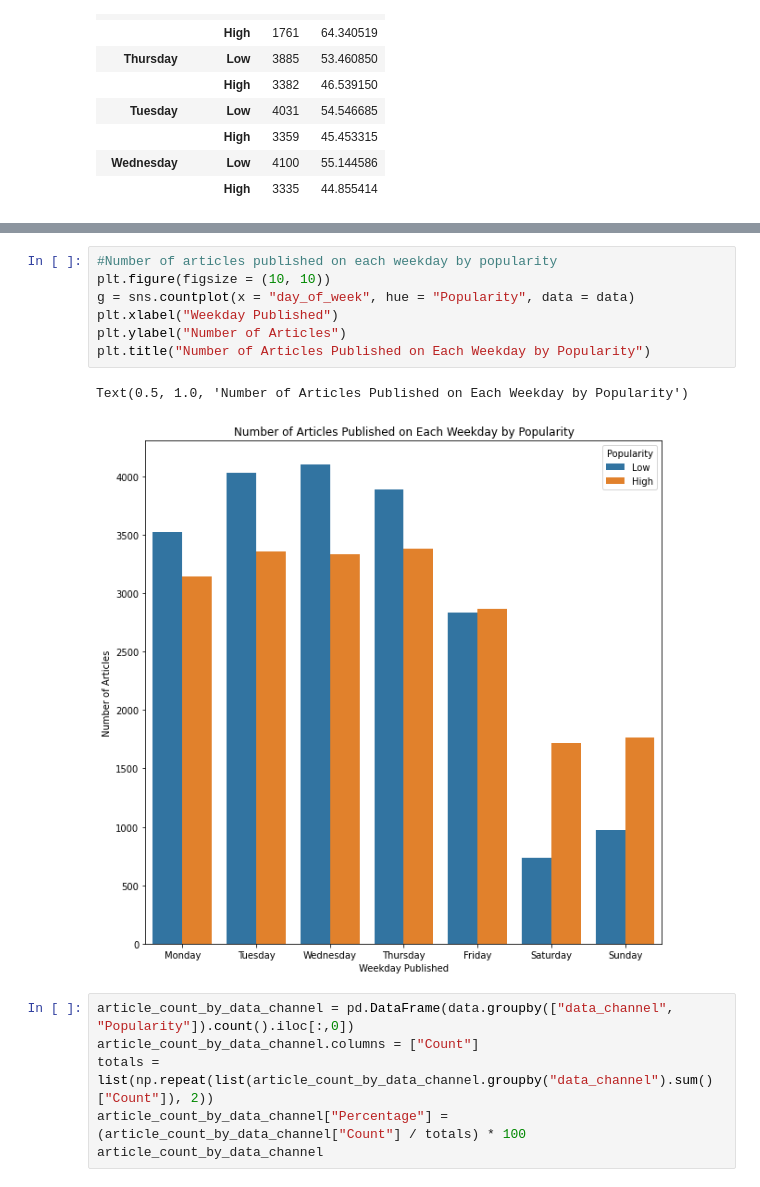
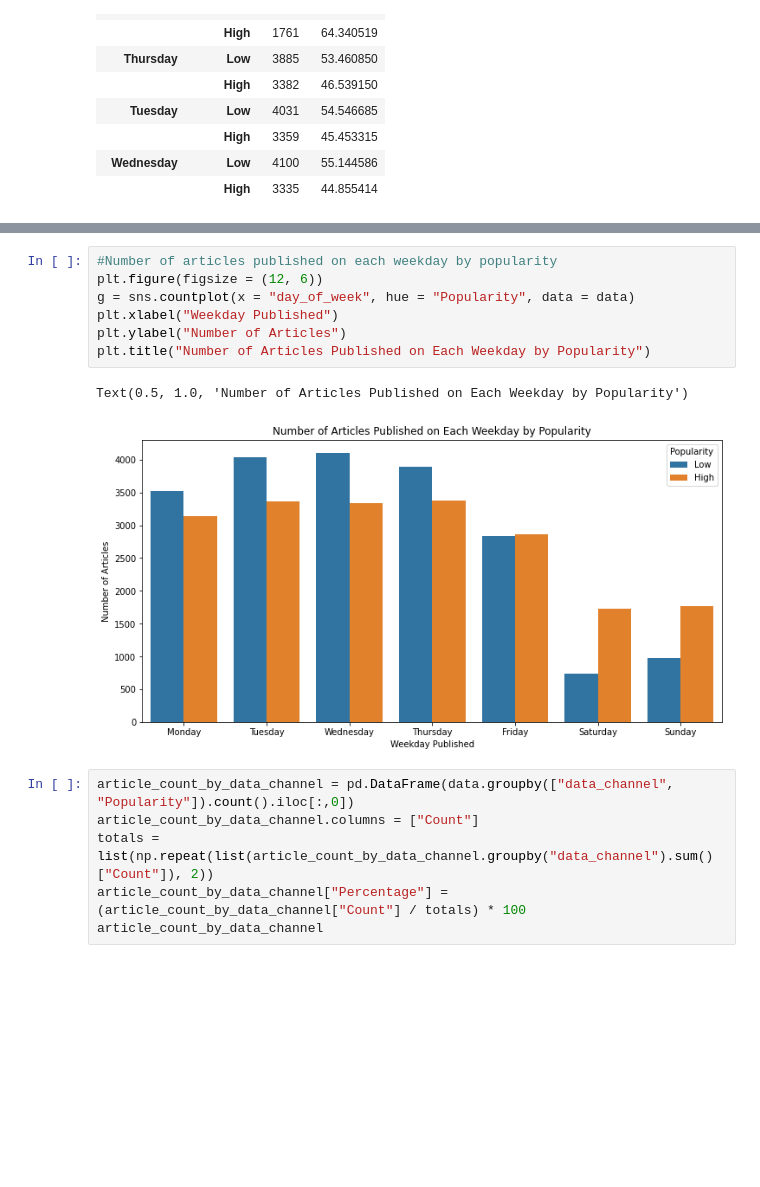
Before and after one commit to matthiasronnau/BANA-273-Term-Project, a Jupyter notebook: BANA-273 Term Project.ipynb, the cells around one changed output, grey strips where cells are left out. Saved outputs shown, nothing was run; the diff lists cells and outputs as text; blank space fills up the shorter version.

```diff
--- a/BANA-273 Term Project.ipynb
+++ b/BANA-273 Term Project.ipynb
@@ -217,13 +217,13 @@ Text(0.5, 1.0, 'Total Number of Shares for Articles Published on Each Weekday')
 # %%
 #Number of articles published on each weekday by popularity
-plt.figure(figsize = (10, 10))
+plt.figure(figsize = (12, 6))
 g = sns.countplot(x = "day_of_week", hue = "Popularity", data = data)
 plt.xlabel("Weekday Published")
 plt.ylabel("Number of Articles")
 plt.title("Number of Articles Published on Each Weekday by Popularity")
 # %% [output]
 Text(0.5, 1.0, 'Number of Articles Published on Each Weekday by Popularity')
-[figure, old version]
+[figure, new version]
 # %%
 article_count_by_data_channel = pd.DataFrame(data.groupby(["data_channel", "Popularity"]).count().iloc[:,0])
 article_count_by_data_channel.columns = ["Count"]
```
Also changed, not shown: parts of 10 cells of this notebook.
